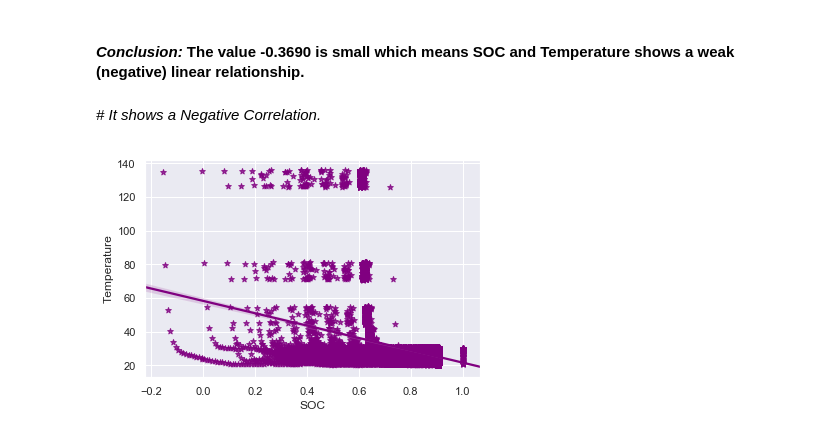
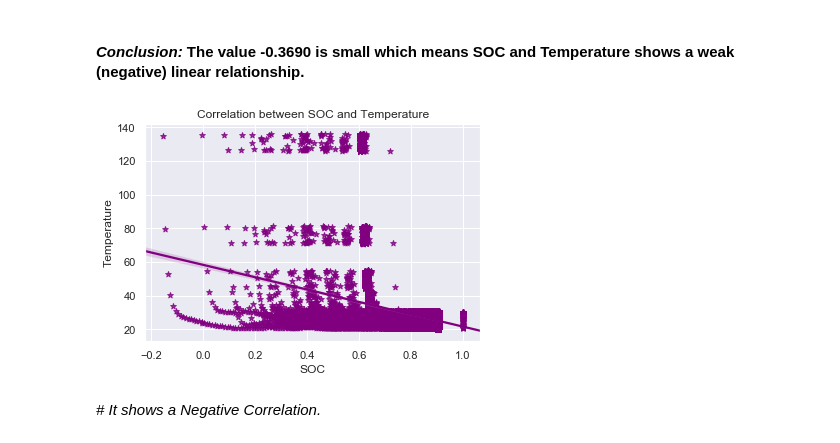
Before and after one commit to nehaa139/Assignment-for-Data-Analyst, a Jupyter notebook: IonEnergy_Assignment.ipynb, the cells around one changed output. Drawn from its saved outputs; the diff is of its cells as text; code cells hidden in the pictures.

```diff
--- a/IonEnergy_Assignment.ipynb
+++ b/IonEnergy_Assignment.ipynb
@@ -106,11 +93,12 @@ print("The correlation between SOC and Temperature is {}".format(Correlation3[0]
 The correlation between SOC and Temperature is [ 1.         -0.36904035]
 # %% [markdown]
 #### *Conclusion:* The value -0.3690 is small which means SOC and Temperature shows a weak (negative) linear relationship.
+# %%
+sns.set(style = "darkgrid" )
+sns.regplot(x='SOC',y='Temperature', data=data, marker="*", color="purple", fit_reg=True)
+plt.title('Correlation between SOC and Temperature')
+plt.show()
+# %% [output]
+[figure, added]
 # %% [markdown]
 _# It shows a Negative Correlation._
-# %%
-sns.set(style = "darkgrid" )
-sns.regplot(x='SOC',y='Temperature', data=data, marker="*", color="purple", fit_reg=True)
-plt.show()
-# %% [output]
-[figure, removed]
```
Also changed, not shown: parts of 8 cells of this notebook.
